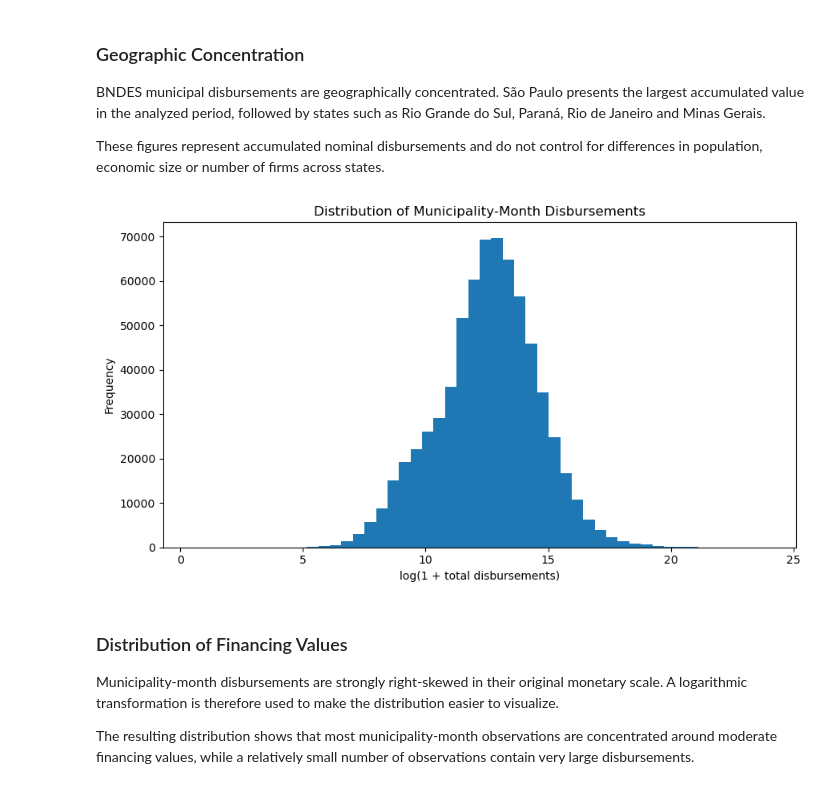
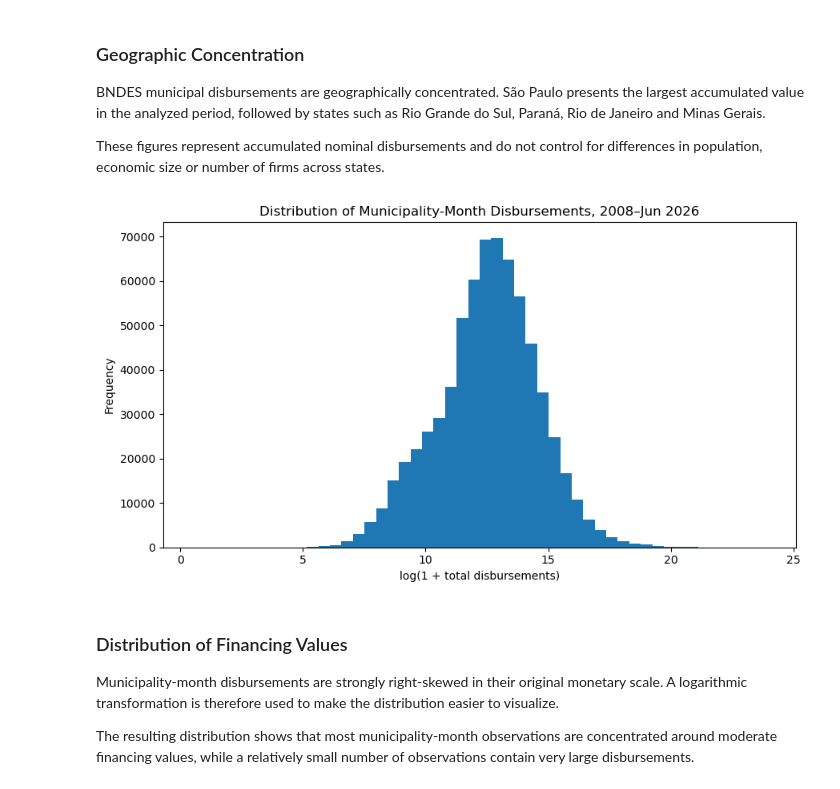
Before and after one commit to josecorreiafariasfilho-beep/brazilian-municipal-data-analysis, a Jupyter notebook: notebooks/01_data_exploration.ipynb, the cells around one changed output. Drawn from its saved outputs; the diff is of its cells as text; code cells hidden in the pictures.

Commit message:
Polish README and visualization titles

```diff
--- a/notebooks/01_data_exploration.ipynb
+++ b/notebooks/01_data_exploration.ipynb
@@ -1246,26 +1246,26 @@ municipal_monthly["log_total_desembolsos"] = np.log1p(
 # %%
 fig, ax = plt.subplots(figsize=(9, 5))
 
 ax.hist(
     municipal_monthly["log_total_desembolsos"],
     bins=50
 )
 
-ax.set_title("Distribution of Municipality-Month Disbursements")
+ax.set_title("Distribution of Municipality-Month Disbursements, 2008–Jun 2026")
 ax.set_xlabel("log(1 + total disbursements)")
 ax.set_ylabel("Frequency")
 
 fig.tight_layout()
 
 fig.savefig(
     FIGURES_DIR / "distribution_disbursements.png",
     dpi=300,
     bbox_inches="tight"
 )
 
 plt.show()
 # %% [output]
-[figure, old version]
+[figure, new version]
 # %% [markdown]
 ### Distribution of Financing Values
 
```
Also changed, not shown: parts of 1 cell of this notebook, 1 other file.
